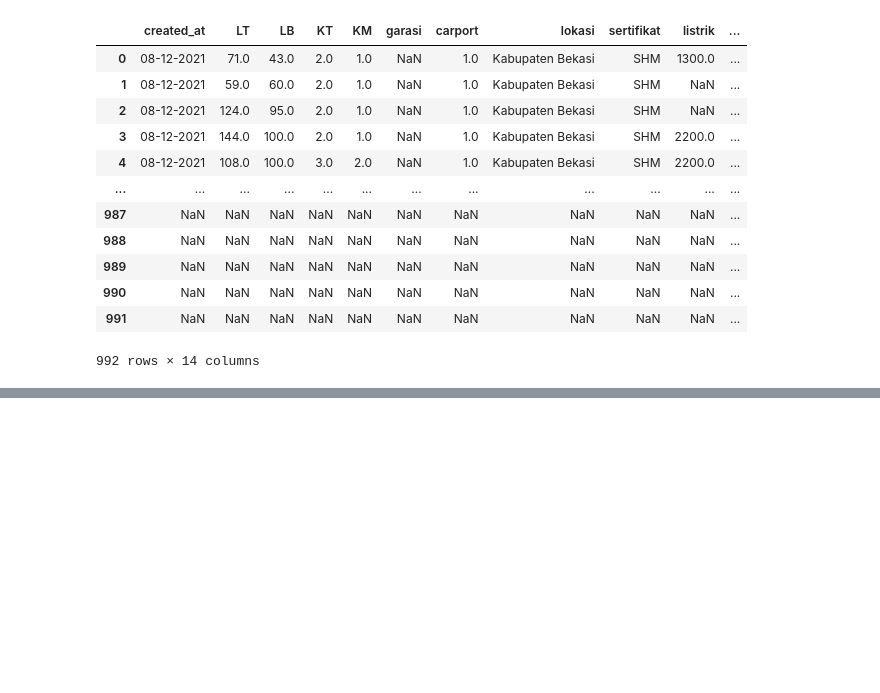
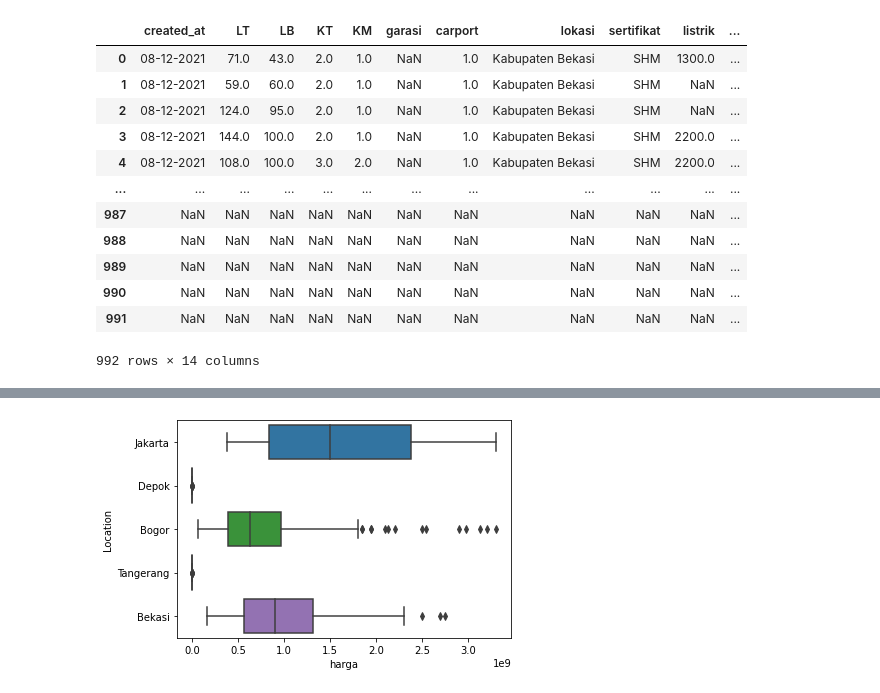
Before and after one commit to jamesgunadi24/Case-Study-01-Data-Mining---EDA---Ganjil-2022-Kelompok-L, a Jupyter notebook: Datamining_Case_Study_Group_L.ipynb, the cells around one changed output, grey strips where cells are left out. Saved outputs shown, nothing was run; the diff lists cells and outputs as text; code cells hidden in the pictures; blank space fills up the shorter version.

```diff
--- a/Datamining_Case_Study_Group_L.ipynb
+++ b/Datamining_Case_Study_Group_L.ipynb
@@ -114,0 +120,14 @@ files.download('fixgol.csv')
+# %%
+q1 = datafixgol['harga'].quantile(0.25)    #untuk mendapatkan kuartil bawah dari data
+q3 = datafixgol['harga'].quantile(0.75)    #untuk mendapatkan kuartil atas dari data
+IQR = q3 - q1                                #meng-eliminasi kuartil atas dengan kuartil bawah sehingga di dapat interquartile range (IQR)
+
+
+outlier_atas = datafixgol['harga']>q3+(1.5)*IQR    #untuk mendapatkan outlier atas, pada boxplot dapat kita lihat bahwa outlier berada pada angka yang lebih besar dari q3 + (1.5)*IQR
+data_outlier_atas = datafixgol.loc[outlier_atas]         #untuk mengeluarkan outlier atas dari data dan di simpan dalam variabel data_outlier_atas
+data_outlier_atas
+Lower_bound = q1 - 1.5*IQR
+Upper_bound = q3 + 1.5*IQR
+print("Lower_bound = {}, Upper_bound = {}".format(Lower_bound, Upper_bound))
+outliers_ =  datafixgol[(datafixgol.harga<Lower_bound)|(datafixgol.harga>Upper_bound)]
+outliers_
@@ -114,0 +151,9 @@ files.download('fixgol.csv')
+# %%
+# BoxPlots
+
+df_tanpa_outliers = datafixgol[(datafixgol.harga>Lower_bound)&(datafixgol.harga<Upper_bound)]
+df_tanpa_outliers
+
+p = sns.boxplot(x="harga", y="Location", data=df_tanpa_outliers)
+# %% [output]
+[figure, added]
```
Also changed, not shown: parts of 15 cells of this notebook.
